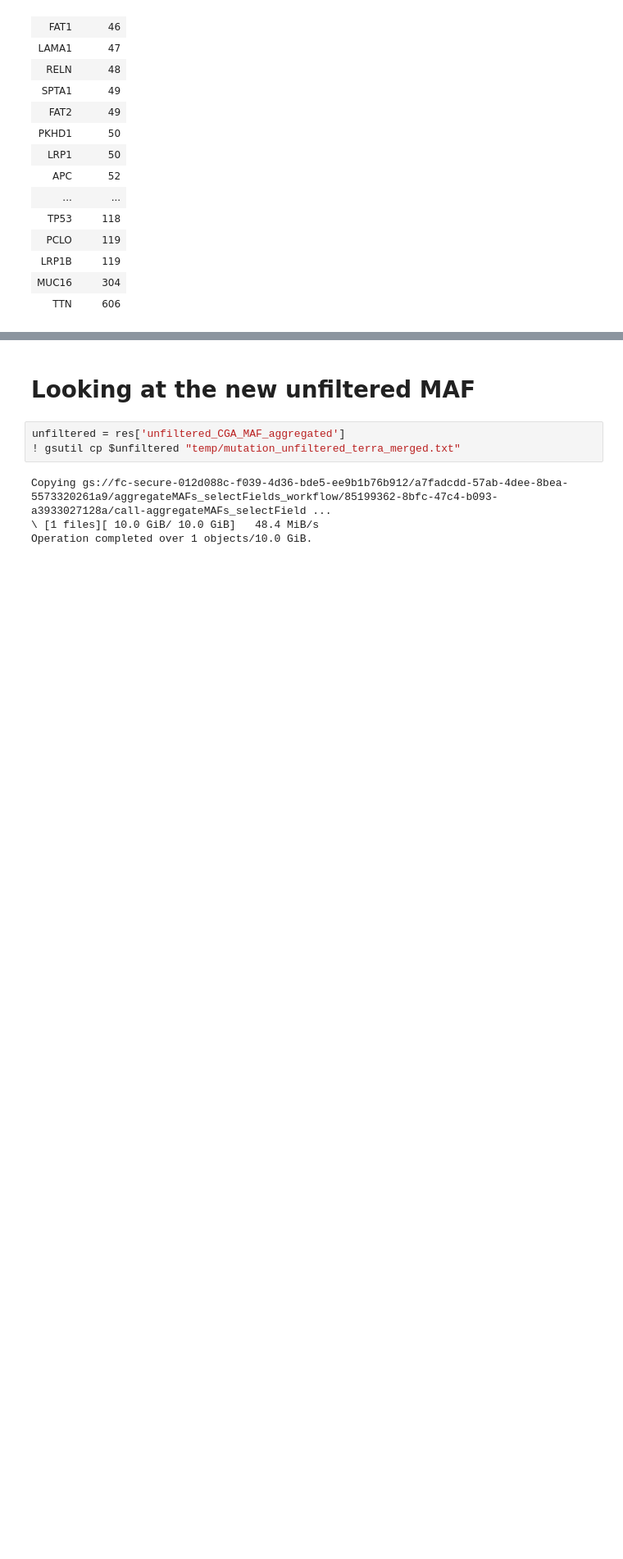
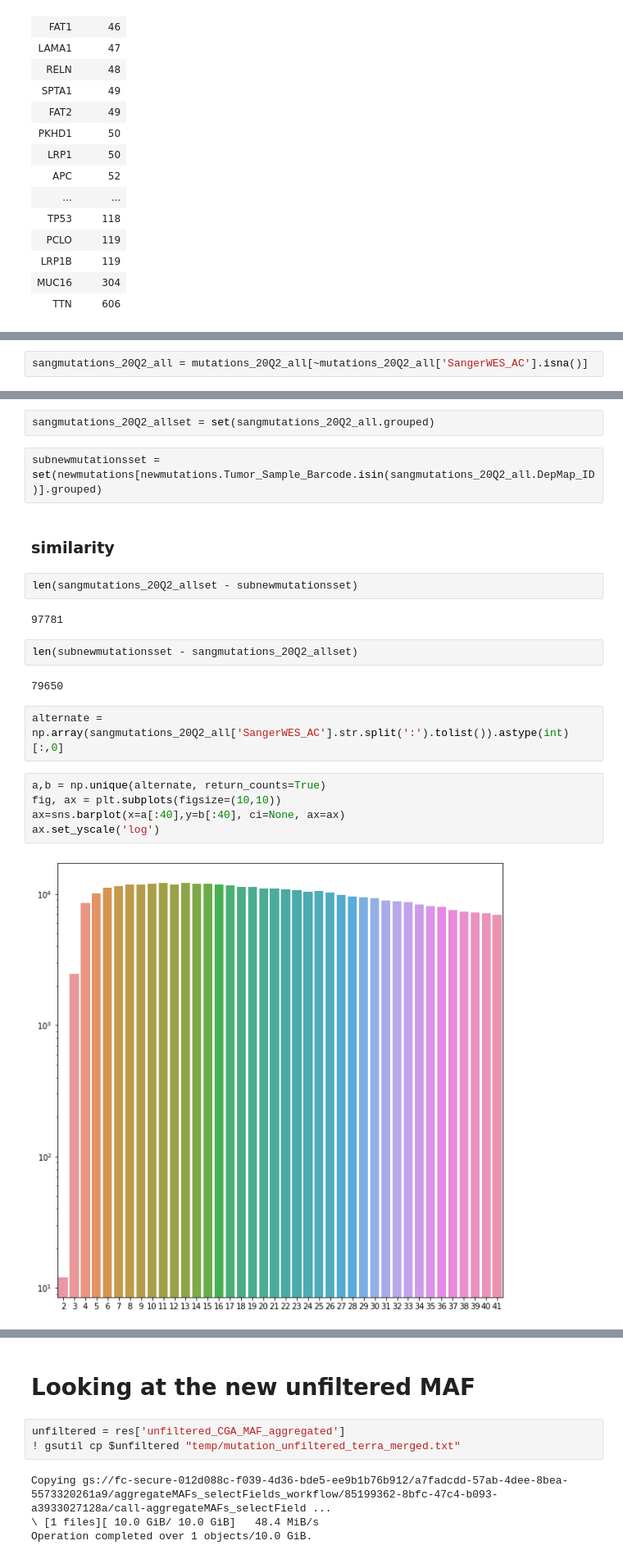
Before and after one commit to broadinstitute/depmap_omics, a Jupyter notebook: Mutations_prev_new_comparison.ipynb, the cells around one changed output, grey strips where cells are left out. Shown at 82% size. Saved outputs shown, nothing was run; the diff lists cells and outputs as text; blank space fills up the shorter version.

Commit message:
working on mutations and RNAseq for wgs

```diff
--- a/Mutations_prev_new_comparison.ipynb
+++ b/Mutations_prev_new_comparison.ipynb
@@ -518,0 +607,2 @@ This is linked to gene size and association to cancer:
+# %%
+sangmutations_20Q2_all = mutations_20Q2_all[~mutations_20Q2_all['SangerWES_AC'].isna()]
@@ -518,0 +613,23 @@ This is linked to gene size and association to cancer:
+# %%
+sangmutations_20Q2_allset = set(sangmutations_20Q2_all.grouped)
+# %%
+subnewmutationsset = set(newmutations[newmutations.Tumor_Sample_Barcode.isin(sangmutations_20Q2_all.DepMap_ID)].grouped)
+# %% [markdown]
+### similarity
+# %%
+len(sangmutations_20Q2_allset - subnewmutationsset)
+# %% [output]
+97781
+# %%
+len(subnewmutationsset - sangmutations_20Q2_allset)
+# %% [output]
+79650
+# %%
+alternate = np.array(sangmutations_20Q2_all['SangerWES_AC'].str.split(':').tolist()).astype(int)[:,0]
+# %%
+a,b = np.unique(alternate, return_counts=True)
+fig, ax = plt.subplots(figsize=(10,10))
+ax=sns.barplot(x=a[:40],y=b[:40], ci=None, ax=ax)
+ax.set_yscale('log')
+# %% [output]
+[figure, added]
```
Also changed, not shown: parts of 116 cells of this notebook, 4 other files.
